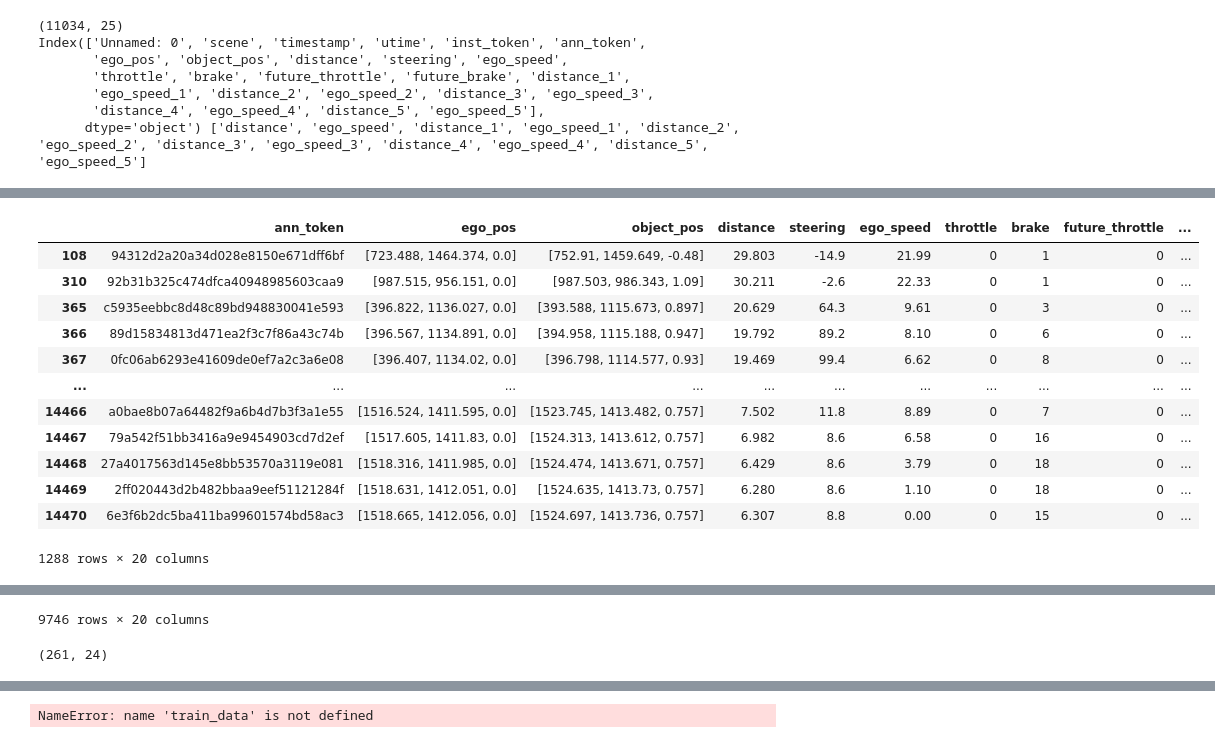
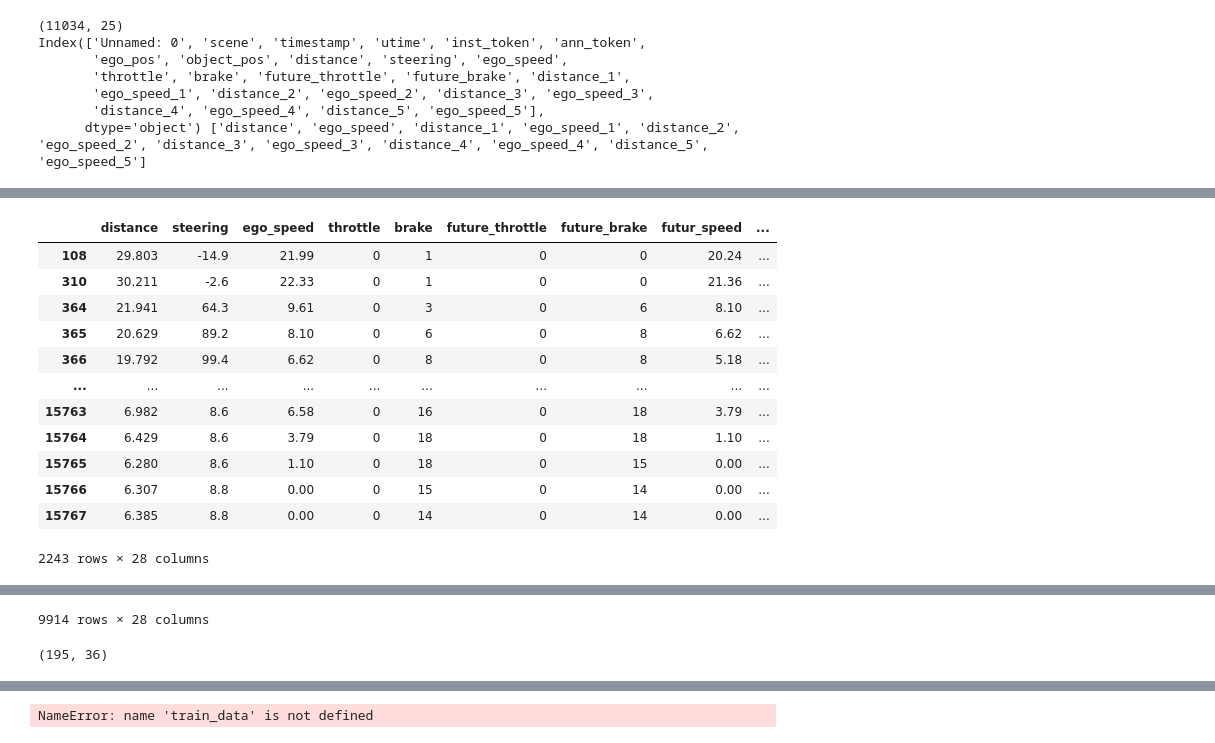
Before and after one commit to AlexandreFiche/machine_learning_for_autonomous_driving, a Jupyter notebook: nuscenes_prediction_acceleration_freinage.ipynb, the cells around one changed output, grey strips where cells are left out. Saved outputs shown, nothing was run; the diff lists cells and outputs as text; code cells hidden in the pictures.

```diff
--- a/nuscenes_prediction_acceleration_freinage.ipynb
+++ b/nuscenes_prediction_acceleration_freinage.ipynb
@@ -721,6 +698,9 @@ scene = nusc.get('scene',my_scene_token)
 #df.to_csv(scene_name+".csv")
 liste_scene = ['scene-0061','scene-0010','scene-0041','scene-0009','scene-0100',
 'scene-0101','scene-0190','scene-0194']
+
+liste_scene = ['scene-0061','scene-0010','scene-0041','scene-0009','scene-0100',
+'scene-0101']
 #liste_scene = ['scene-0108']
 # render_scene_channel_with_predict(nusc,my_scene_token,df, 'CAM_FRONT')
 df_for_predict = pd.DataFrame(columns=df.columns)
@@ -731,7 +711,7 @@ for s in liste_scene:
     temp = render_scene_channel_with_predict(nusc,s_token,df, 'CAM_FRONT',imsize=(256,144))
     df_for_predict = df_for_predict.append(temp)
 
-df_for_predict.to_csv("./data/df_predict_throttle_brake.csv")
+df_for_predict.to_csv("./data/df_predict_throttle_brake0707.csv")
 # %% [output]
 nombre de frame:  224
 nombre de frame:  228
@@ -795,3 +822,5 @@ print(model_b.score(Xb_test,yb_test))
 # %%
-df_full = pd.read_csv("./data/vehicle_data_30juin_full.csv")
-near_df = pd.read_csv("./data/near_dataframe_full30.csv")
+df_full = pd.read_csv("./data/vehicle_data0807.csv")
+near_df = pd.read_csv("./data/near_dataframe_full0707.csv")
+df_for_predict = pd.read_csv("./data/df_predict_throttle_brake0707.csv")
+near_data_bis = pd.read_csv("./data/near_data_past_diff_data0707.csv")
@@ -1182,3 +1441,3 @@ cette façon de faire avec distance et vitesse à l'instant t seulement n'est pa
 # %%
-near_df = pd.read_csv('./data/near_dataframe_full.csv')
+#near_df = pd.read_csv('./data/near_dataframe_full.csv')
 near_df.shape
@@ -1246,3 +1507,29 @@ Index(['Unnamed: 0', 'scene', 'timestamp', 'utime', 'inst_token', 'ann_token',
        'ego_speed_1', 'distance_2', 'ego_speed_2', 'distance_3', 'ego_speed_3',
        'distance_4', 'ego_speed_4', 'distance_5', 'ego_speed_5'],
       dtype='object') ['distance', 'ego_speed', 'distance_1', 'ego_speed_1', 'distance_2', 'ego_speed_2', 'distance_3', 'ego_speed_3', 'distance_4', 'ego_speed_4', 'distance_5', 'ego_speed_5']
+# %%
+# Pas opti (copy, à améliorer)
+# Ajout de colonnes dans le dataframe pour les informations antérieurs (distance + vitesse) normal + diff
+def add_past_data_to_dataframe_v3(dataframe,k_past_data):
+    clmns = dataframe.columns.to_list()
+    for j in range(1,k_past_data+1):
+        clmns += ['distance_'+str(j)] + ['ego_speed_'+str(j)] + ['d_diff_'+str(j)] + ['s_diff_'+str(j)]
+    new_df = pd.DataFrame(columns=clmns)
+    set_scene = sorted(set(dataframe['scene'].to_list()))
+    for s in set_scene:
+        df_curr =  dataframe[dataframe['scene']==s]
+        for i in range(k_past_data,df_curr.shape[0]):
+            row = df_curr.iloc[i].copy()
+            for j in range(1,k_past_data+1):
+                row['d_diff_'+str(j)]  = df_curr.iloc[i]['distance']  - df_curr.iloc[i-j]['distance']
+                row['s_diff_'+str(j)] = df_curr.iloc[i]['ego_speed'] - df_curr.iloc[i-j]['ego_speed']
+                row['distance_'+str(j)] = df_curr.iloc[i-j]['distance']
+                row['ego_speed_'+str(j)] = df_curr.iloc[i-j]['ego_speed']
+            new_df = new_df.append(row)
+    #display(new_df)
+    print(new_df.shape)
+    return new_df
+
+near_data_bis = add_past_data_to_dataframe_v3(near_df,5)
+features = [col for col in near_data_bis.columns.to_list() if ('distance' in col or'ego_speed' in col)]
+print(near_data_bis.columns,features)
@@ -1249,17 +1546,18 @@ Index(['Unnamed: 0', 'scene', 'timestamp', 'utime', 'inst_token', 'ann_token',
 # %%
-display(near_data_bis[near_data_bis['brake'] > 0].iloc[:,5:])
-display(near_data_bis[near_data_bis['brake'] == 0].iloc[:,5:])
+display(near_data_bis[near_data_bis['brake'] > 0].iloc[:,8:])
+display(near_data_bis[near_data_bis['brake'] == 0].iloc[:,8:])
+near_data_bis.to_csv("./data/near_data_past_diff_data1007.csv")
 # %% [output]
-|  | ann_token | ego_pos | object_pos | distance | steering | ego_speed | throttle | brake | future_throttle | ... |
-| 108 | 94312d2a20a34d028e8150e671dff6bf | [723.488, 1464.374, 0.0] | [752.91, 1459.649, -0.48] | 29.803 | -14.9 | 21.99 | 0 | 1 | 0 | ... |
-| 310 | 92b31b325c474dfca40948985603caa9 | [987.515, 956.151, 0.0] | [987.503, 986.343, 1.09] | 30.211 | -2.6 | 22.33 | 0 | 1 | 0 | ... |
-| 365 | c5935eebbc8d48c89bd948830041e593 | [396.822, 1136.027, 0.0] | [393.588, 1115.673, 0.897] | 20.629 | 64.3 | 9.61 | 0 | 3 | 0 | ... |
-| 366 | 89d15834813d471ea2f3c7f86a43c74b | [396.567, 1134.891, 0.0] | [394.958, 1115.188, 0.947] | 19.792 | 89.2 | 8.10 | 0 | 6 | 0 | ... |
-| 367 | 0fc06ab6293e41609de0ef7a2c3a6e08 | [396.407, 1134.02, 0.0] | [396.798, 1114.577, 0.93] | 19.469 | 99.4 | 6.62 | 0 | 8 | 0 | ... |
-| ... | ... | ... | ... | ... | ... | ... | ... | ... | ... | ... |
-| 14466 | a0bae8b07a64482f9a6b4d7b3f3a1e55 | [1516.524, 1411.595, 0.0] | [1523.745, 1413.482, 0.757] | 7.502 | 11.8 | 8.89 | 0 | 7 | 0 | ... |
-| 14467 | 79a542f51bb3416a9e9454903cd7d2ef | [1517.605, 1411.83, 0.0] | [1524.313, 1413.612, 0.757] | 6.982 | 8.6 | 6.58 | 0 | 16 | 0 | ... |
-| 14468 | 27a4017563d145e8bb53570a3119e081 | [1518.316, 1411.985, 0.0] | [1524.474, 1413.671, 0.757] | 6.429 | 8.6 | 3.79 | 0 | 18 | 0 | ... |
-| 14469 | 2ff020443d2b482bbaa9eef51121284f | [1518.631, 1412.051, 0.0] | [1524.635, 1413.73, 0.757] | 6.280 | 8.6 | 1.10 | 0 | 18 | 0 | ... |
-| 14470 | 6e3f6b2dc5ba411ba99601574bd58ac3 | [1518.665, 1412.056, 0.0] | [1524.697, 1413.736, 0.757] | 6.307 | 8.8 | 0.00 | 0 | 15 | 0 | ... |
+|  | distance | steering | ego_speed | throttle | brake | future_throttle | future_brake | futur_speed | ... |
+| 108 | 29.803 | -14.9 | 21.99 | 0 | 1 | 0 | 0 | 20.24 | ... |
+| 310 | 30.211 | -2.6 | 22.33 | 0 | 1 | 0 | 0 | 21.36 | ... |
+| 364 | 21.941 | 64.3 | 9.61 | 0 | 3 | 0 | 6 | 8.10 | ... |
+| 365 | 20.629 | 89.2 | 8.10 | 0 | 6 | 0 | 8 | 6.62 | ... |
+| 366 | 19.792 | 99.4 | 6.62 | 0 | 8 | 0 | 8 | 5.18 | ... |
+| ... | ... | ... | ... | ... | ... | ... | ... | ... | ... |
+| 15763 | 6.982 | 8.6 | 6.58 | 0 | 16 | 0 | 18 | 3.79 | ... |
+| 15764 | 6.429 | 8.6 | 3.79 | 0 | 18 | 0 | 18 | 1.10 | ... |
+| 15765 | 6.280 | 8.6 | 1.10 | 0 | 18 | 0 | 15 | 0.00 | ... |
+| 15766 | 6.307 | 8.8 | 0.00 | 0 | 15 | 0 | 14 | 0.00 | ... |
+| 15767 | 6.385 | 8.8 | 0.00 | 0 | 14 | 0 | 14 | 0.00 | ... |
-1288 rows × 20 columns
+2243 rows × 28 columns
@@ -1278,9 +1576,9 @@ display(near_data_bis[near_data_bis['brake'] == 0].iloc[:,5:])
-9746 rows × 20 columns
+9914 rows × 28 columns
 # %%
 df = df_for_predict.copy()
-df_with_past_data = add_past_data_to_dataframe(df,5)
+df_with_past_data = add_past_data_to_dataframe_v3(df,5)
 # %% [output]
-(261, 24)
+(195, 36)
 # %%
 display(near_df)
 display(near_data)
```
Also changed, not shown: parts of 79 cells of this notebook, 11 other files.
